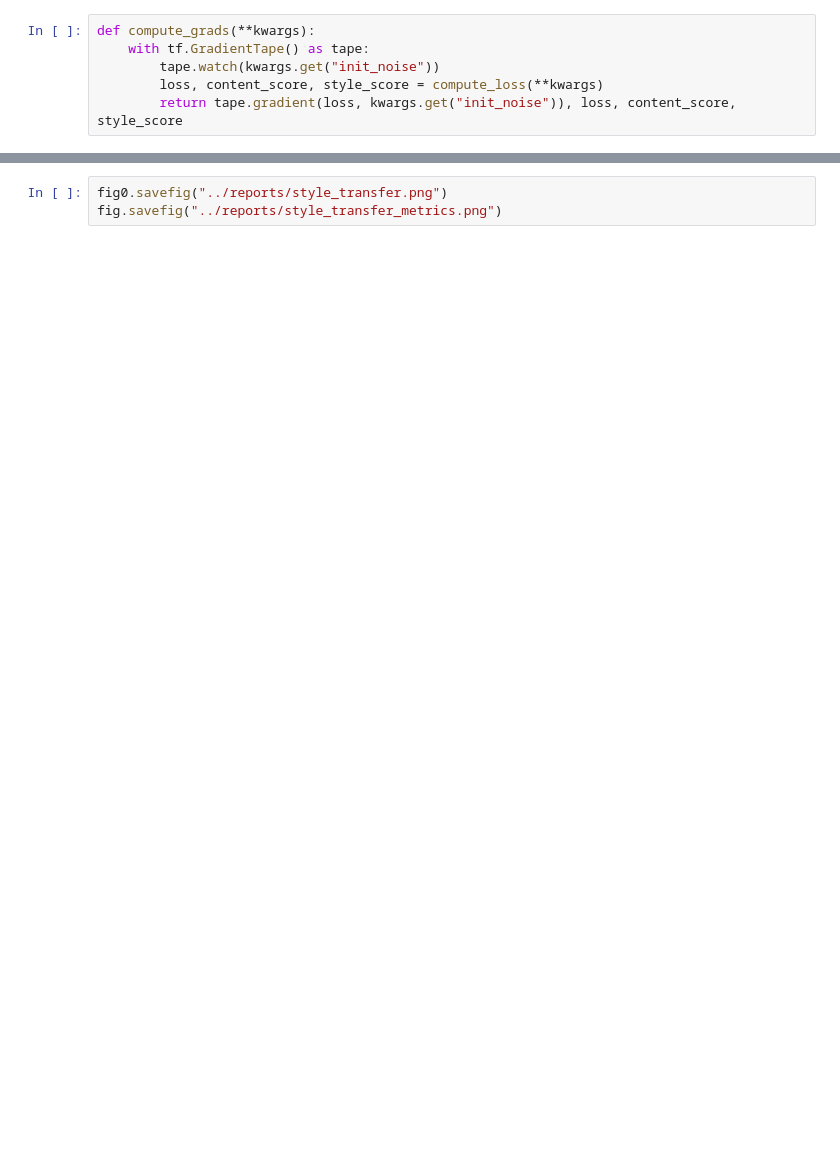
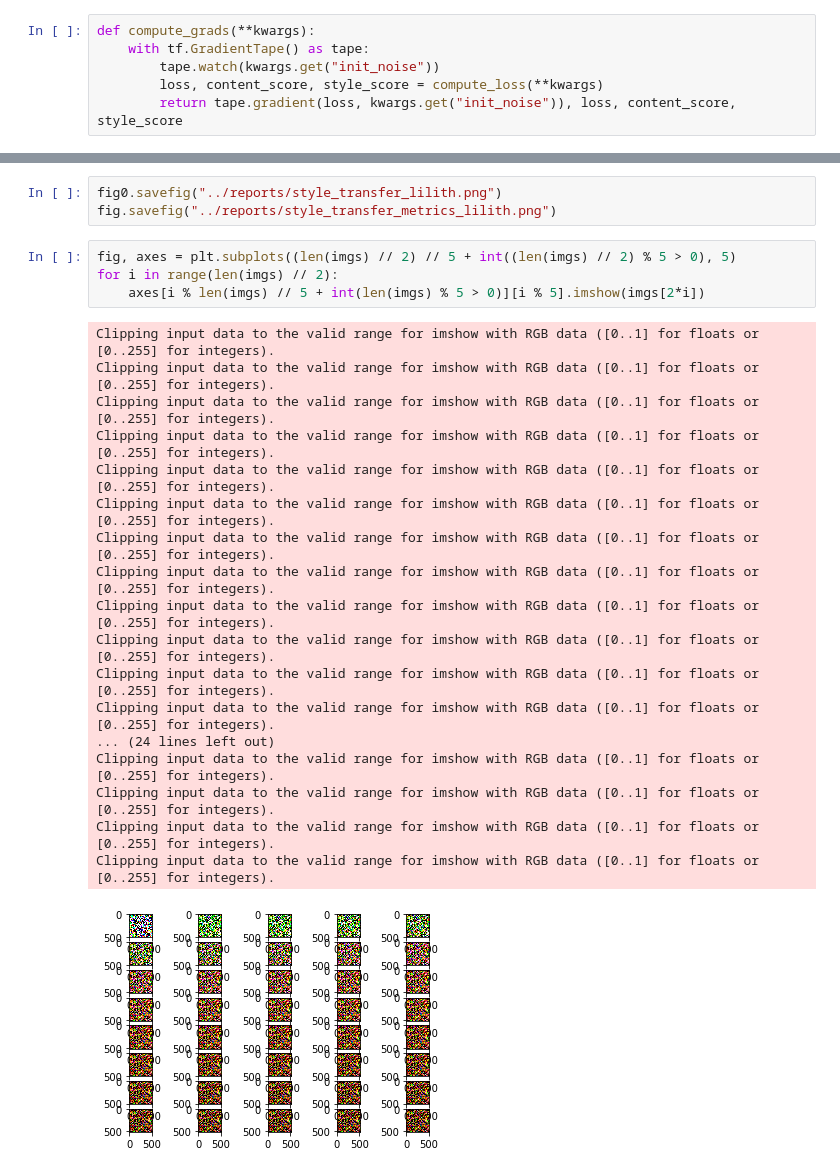
Before and after one commit to Civel-1/transfer-style, a Jupyter notebook: notebooks/StyleTransfer.ipynb, the cells around one changed output, grey strips where cells are left out. Cells and saved outputs as stored; diff of their text form; blank space fills up the shorter version.

```diff
--- a/notebooks/StyleTransfer.ipynb
+++ b/notebooks/StyleTransfer.ipynb
@@ -176,3 +184,26 @@ fig.show()
 # %%
-fig0.savefig("../reports/style_transfer.png")
-fig.savefig("../reports/style_transfer_metrics.png")
+fig0.savefig("../reports/style_transfer_lilith.png")
+fig.savefig("../reports/style_transfer_metrics_lilith.png")
+# %%
+fig, axes = plt.subplots((len(imgs) // 2) // 5 + int((len(imgs) // 2) % 5 > 0), 5)
+for i in range(len(imgs) // 2):
+    axes[i % len(imgs) // 5 + int(len(imgs) % 5 > 0)][i % 5].imshow(imgs[2*i])
+# %% [output]
+Clipping input data to the valid range for imshow with RGB data ([0..1] for floats or [0..255] for integers).
+Clipping input data to the valid range for imshow with RGB data ([0..1] for floats or [0..255] for integers).
+Clipping input data to the valid range for imshow with RGB data ([0..1] for floats or [0..255] for integers).
+Clipping input data to the valid range for imshow with RGB data ([0..1] for floats or [0..255] for integers).
+Clipping input data to the valid range for imshow with RGB data ([0..1] for floats or [0..255] for integers).
+Clipping input data to the valid range for imshow with RGB data ([0..1] for floats or [0..255] for integers).
+Clipping input data to the valid range for imshow with RGB data ([0..1] for floats or [0..255] for integers).
+Clipping input data to the valid range for imshow with RGB data ([0..1] for floats or [0..255] for integers).
+Clipping input data to the valid range for imshow with RGB data ([0..1] for floats or [0..255] for integers).
+Clipping input data to the valid range for imshow with RGB data ([0..1] for floats or [0..255] for integers).
+Clipping input data to the valid range for imshow with RGB data ([0..1] for floats or [0..255] for integers).
+Clipping input data to the valid range for imshow with RGB data ([0..1] for floats or [0..255] for integers).
+... (24 lines left out)
+Clipping input data to the valid range for imshow with RGB data ([0..1] for floats or [0..255] for integers).
+Clipping input data to the valid range for imshow with RGB data ([0..1] for floats or [0..255] for integers).
+Clipping input data to the valid range for imshow with RGB data ([0..1] for floats or [0..255] for integers).
+Clipping input data to the valid range for imshow with RGB data ([0..1] for floats or [0..255] for integers).
+[figure, added]
```
Also changed, not shown: parts of 9 cells of this notebook, 8 other files.
